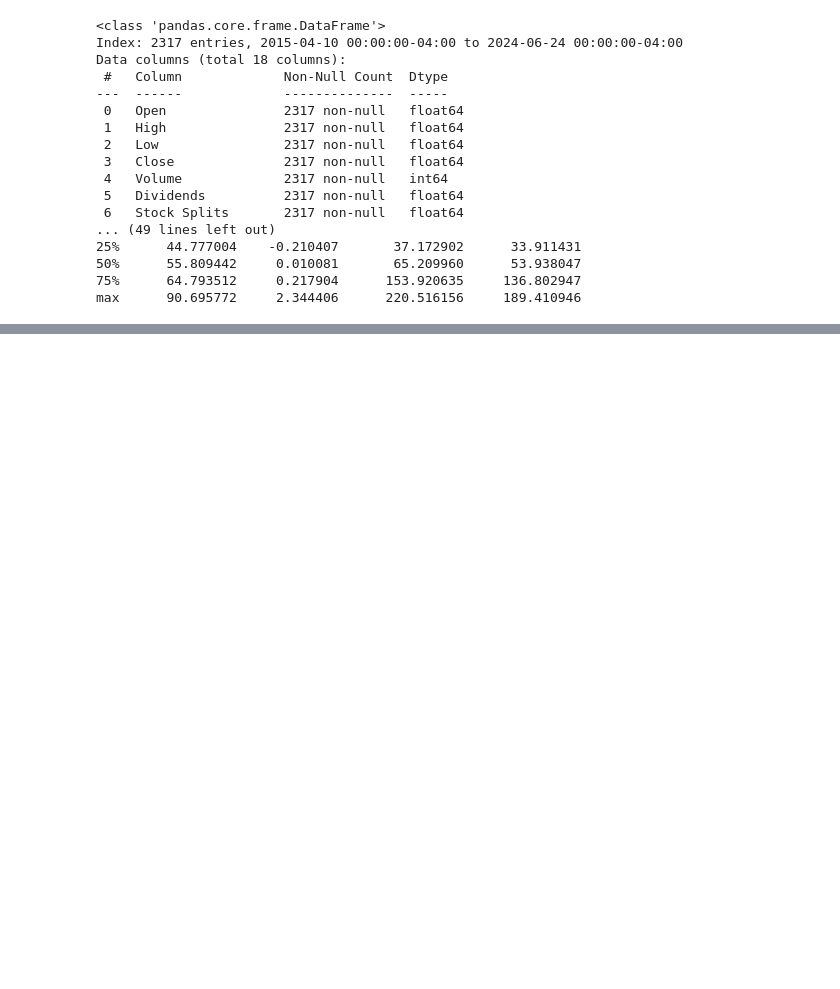
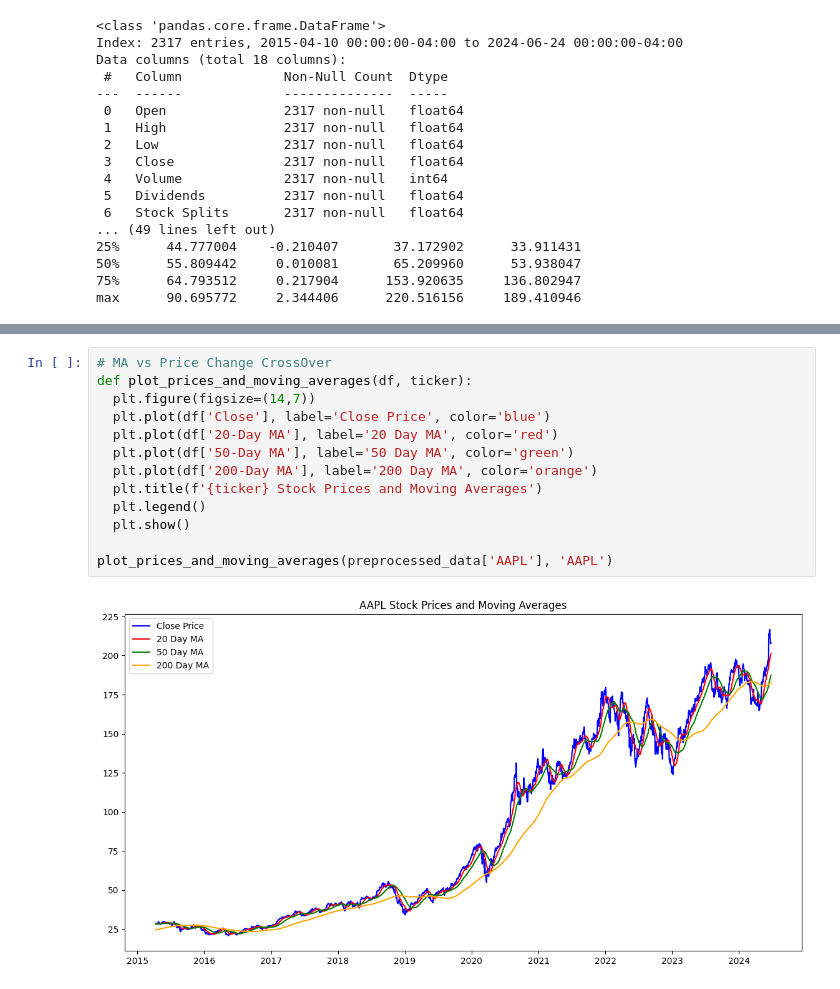
Before and after one commit to meetguleria/stock-scope, a Jupyter notebook: stock-scope-backend/notebooks/Data_ETLA.ipynb, the cells around one changed output, grey strips where cells are left out. Cells and saved outputs as stored; diff of their text form; blank space fills up the shorter version.

Commit message:
additional data for robust DA

```diff
--- a/stock-scope-backend/notebooks/Data_ETLA.ipynb
+++ b/stock-scope-backend/notebooks/Data_ETLA.ipynb
@@ -184,3 +182,18 @@ plot_eda(preprocessed_data, 'AAPL')
 [figure]
 <Figure size 1400x700 with 0 Axes>
 [figure]
+# %%
+# MA vs Price Change CrossOver
+def plot_prices_and_moving_averages(df, ticker):
+  plt.figure(figsize=(14,7))
+  plt.plot(df['Close'], label='Close Price', color='blue')
+  plt.plot(df['20-Day MA'], label='20 Day MA', color='red')
+  plt.plot(df['50-Day MA'], label='50 Day MA', color='green')
+  plt.plot(df['200-Day MA'], label='200 Day MA', color='orange')
+  plt.title(f'{ticker} Stock Prices and Moving Averages')
+  plt.legend()
+  plt.show()
+
+plot_prices_and_moving_averages(preprocessed_data['AAPL'], 'AAPL')
+# %% [output]
+[figure, added]
```
Also changed, not shown: parts of 5 cells of this notebook, 1 other file.
